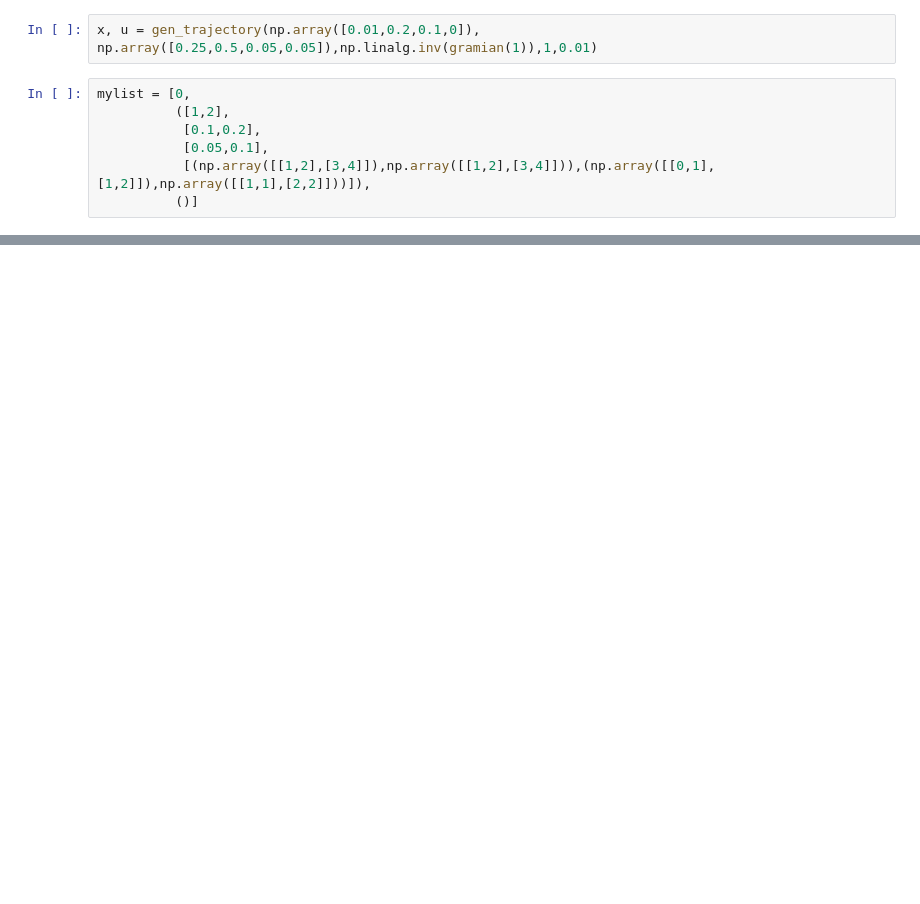
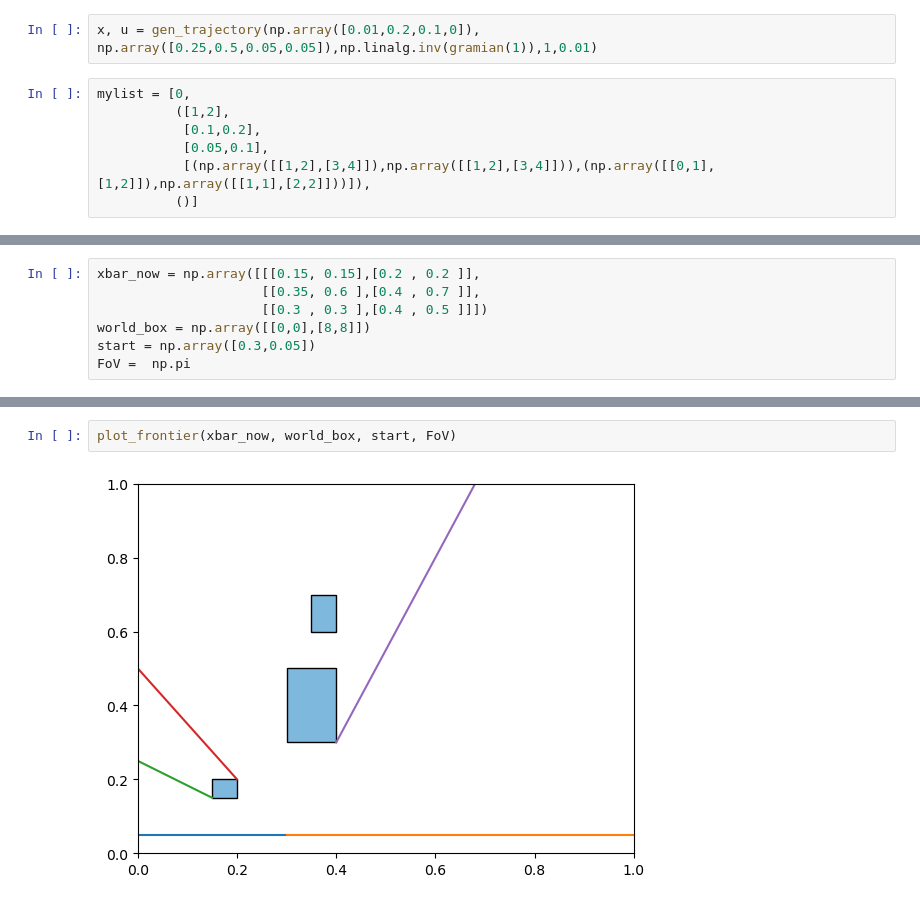
Before and after one commit to irom-lab/perception-guarantees, a Jupyter notebook: planning/plan_test_clean.ipynb, the cells around one changed output, grey strips where cells are left out. Saved outputs shown, nothing was run; the diff lists cells and outputs as text; blank space fills up the shorter version.

```diff
--- a/planning/plan_test_clean.ipynb
+++ b/planning/plan_test_clean.ipynb
@@ -912,0 +842,7 @@ mylist[1][0].index(2)
+# %%
+xbar_now = np.array([[[0.15, 0.15],[0.2 , 0.2 ]],
+                     [[0.35, 0.6 ],[0.4 , 0.7 ]],
+                     [[0.3 , 0.3 ],[0.4 , 0.5 ]]])
+world_box = np.array([[0,0],[8,8]])
+start = np.array([0.3,0.05])
+FoV =  np.pi
@@ -912,0 +996,4 @@ mylist[1][0].index(2)
+# %%
+plot_frontier(xbar_now, world_box, start, FoV)
+# %% [output]
+[figure, added]
```
Also changed, not shown: parts of 35 cells of this notebook.
